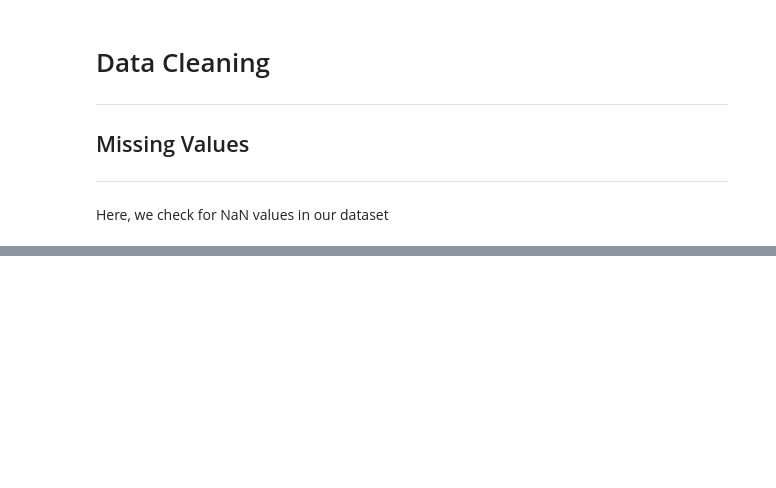
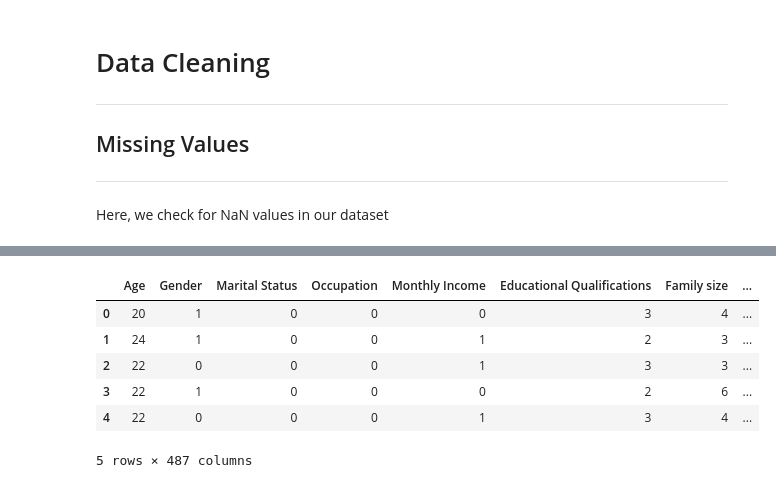
Before and after one commit to DanielxDante/restaurant-conundrum, a Jupyter notebook: main.ipynb, the cells around one changed output, grey strips where cells are left out. Drawn from its saved outputs; the diff is of its cells as text; code cells hidden in the pictures; blank space fills up the shorter version.

Commit message:
26/3/22 combined text-processing and modelling into main

```diff
--- a/main.ipynb
+++ b/main.ipynb
@@ -370,0 +443,2 @@ dtype: int64
+# %%
+foodDelivery = foodDelivery.replace(cleanup_nums)
@@ -370,0 +465,36 @@ dtype: int64
+# %%
+reviews = pd.DataFrame(foodDelivery['Reviews']) # x
+
+# Method 1: Datacleaner Method
+# def datacleaner(dataframe):
+#     dc.autoclean(dataframe)
+# datacleaner(reviews)
+# reviews.head()
+
+# Method 2:
+# Data Cleaning Reviews: Remove punctuations and convert all to lowercase alphabets for converting into matrix of words
+# reviews will be a dataframe of 2 columns, index and Reviews, containing cleaned sentences
+def clean_dataset(dataset):
+    for i in range(dataset.shape[0]):
+        newstring = ""
+        for char in dataset.iloc[i][0]:
+            if char.isalpha() or char == " ":
+                newstring += char.lower()
+        dataset.iloc[i][0] = newstring
+clean_dataset(reviews)
+review_x = reviews['Reviews'] # extract the column of sentences, throwing away the index
+tfidf = TfidfVectorizer(max_features = 1000, stop_words = None) # can limit the maximum number of words tracked and exclude stopwords (common, non-sentimental words)
+review_x = tfidf.fit_transform(review_x) # transform the column into sparse arrays and calculate TFIDF
+review_x = review_x.toarray()
+review_x = pd.DataFrame(review_x) # transform back into dataframe to concat with rest of variables
+# %%
+foodDelivery = pd.concat([foodDelivery, review_x], axis = 1)
+foodDelivery.head()
+# %% [output]
+|  | Age | Gender | Marital Status | Occupation | Monthly Income | Educational Qualifications | Family size | ... |
+| 0 | 20 | 1 | 0 | 0 | 0 | 3 | 4 | ... |
+| 1 | 24 | 1 | 0 | 0 | 1 | 2 | 3 | ... |
+| 2 | 22 | 0 | 0 | 0 | 1 | 3 | 3 | ... |
+| 3 | 22 | 1 | 0 | 0 | 0 | 2 | 6 | ... |
+| 4 | 22 | 0 | 0 | 0 | 1 | 3 | 4 | ... |
+5 rows × 487 columns
```
Also changed, not shown: parts of 19 cells of this notebook, 1 other file.
